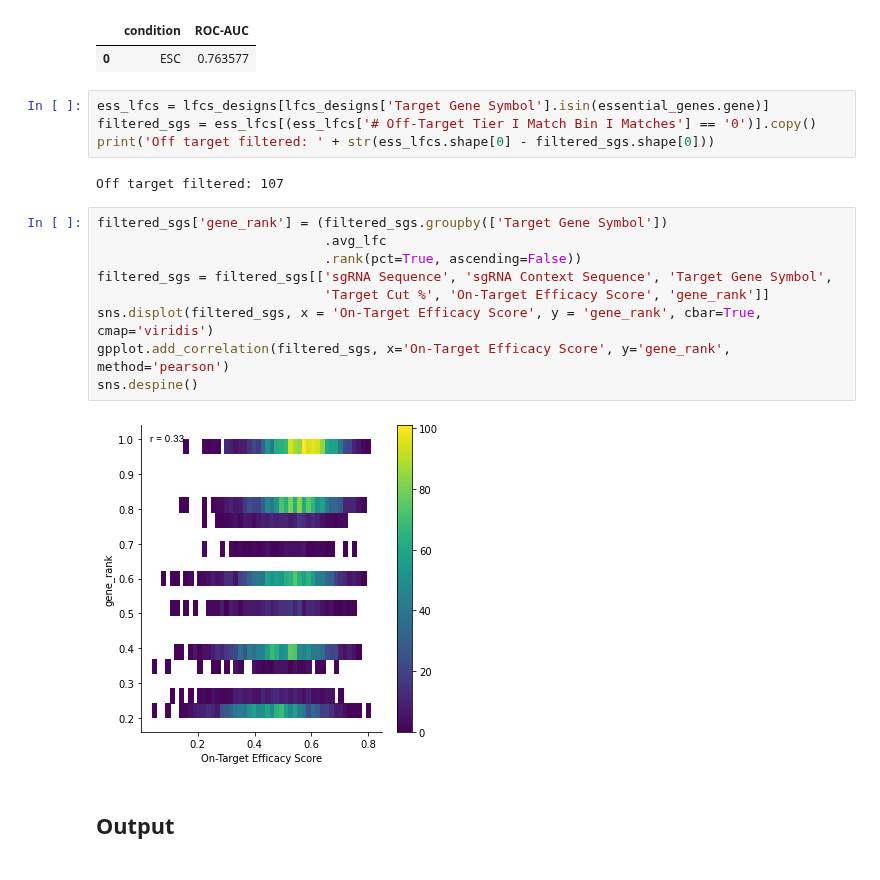
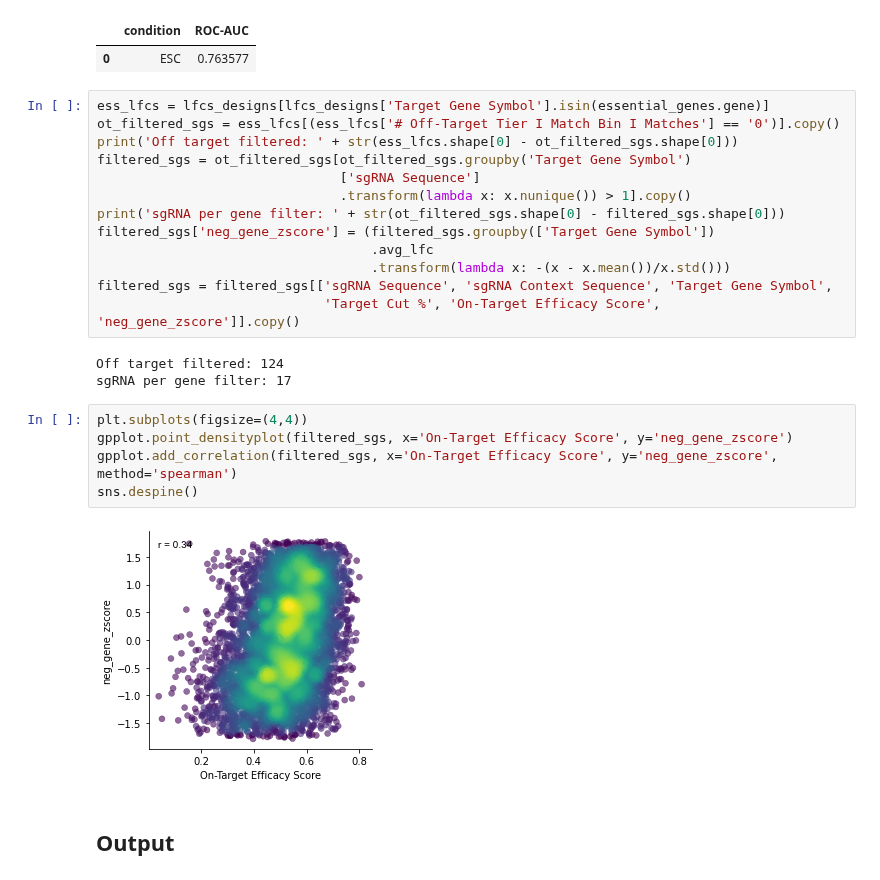
Before and after one commit to gpp-rnd/rs_dev, a Jupyter notebook: code/00_processing_Koike-Yusa2014.ipynb, the cells around one changed output. Cells and saved outputs as stored; diff of their text form.

```diff
--- a/code/00_processing_Koike-Yusa2014.ipynb
+++ b/code/00_processing_Koike-Yusa2014.ipynb
@@ -87,21 +87,27 @@ roc_aucs
 | 0 | ESC | 0.763577 |
 # %%
 ess_lfcs = lfcs_designs[lfcs_designs['Target Gene Symbol'].isin(essential_genes.gene)]
-filtered_sgs = ess_lfcs[(ess_lfcs['# Off-Target Tier I Match Bin I Matches'] == '0')].copy()
-print('Off target filtered: ' + str(ess_lfcs.shape[0] - filtered_sgs.shape[0]))
+ot_filtered_sgs = ess_lfcs[(ess_lfcs['# Off-Target Tier I Match Bin I Matches'] == '0')].copy()
+print('Off target filtered: ' + str(ess_lfcs.shape[0] - ot_filtered_sgs.shape[0]))
+filtered_sgs = ot_filtered_sgs[ot_filtered_sgs.groupby('Target Gene Symbol')
+                               ['sgRNA Sequence']
+                               .transform(lambda x: x.nunique()) > 1].copy()
+print('sgRNA per gene filter: ' + str(ot_filtered_sgs.shape[0] - filtered_sgs.shape[0]))
+filtered_sgs['neg_gene_zscore'] = (filtered_sgs.groupby(['Target Gene Symbol'])
+                                   .avg_lfc
+                                   .transform(lambda x: -(x - x.mean())/x.std()))
+filtered_sgs = filtered_sgs[['sgRNA Sequence', 'sgRNA Context Sequence', 'Target Gene Symbol',
+                             'Target Cut %', 'On-Target Efficacy Score', 'neg_gene_zscore']].copy()
 # %% [output]
-Off target filtered: 107
+Off target filtered: 124
+sgRNA per gene filter: 17
-# %%
-filtered_sgs['gene_rank'] = (filtered_sgs.groupby(['Target Gene Symbol'])
-                             .avg_lfc
-                             .rank(pct=True, ascending=False))
-filtered_sgs = filtered_sgs[['sgRNA Sequence', 'sgRNA Context Sequence', 'Target Gene Symbol',
-                             'Target Cut %', 'On-Target Efficacy Score', 'gene_rank']]
-sns.displot(filtered_sgs, x = 'On-Target Efficacy Score', y = 'gene_rank', cbar=True, cmap='viridis')
-gpplot.add_correlation(filtered_sgs, x='On-Target Efficacy Score', y='gene_rank', method='pearson')
-sns.despine()
-# %% [output]
-[figure, removed]
+# %%
+plt.subplots(figsize=(4,4))
+gpplot.point_densityplot(filtered_sgs, x='On-Target Efficacy Score', y='neg_gene_zscore')
+gpplot.add_correlation(filtered_sgs, x='On-Target Efficacy Score', y='neg_gene_zscore', method='spearman')
+sns.despine()
+# %% [output]
+[figure, added]
 # %% [markdown]
 ## Output
 # %%
```
Also changed, not shown: parts of 1 cell of this notebook, 6 other files.
